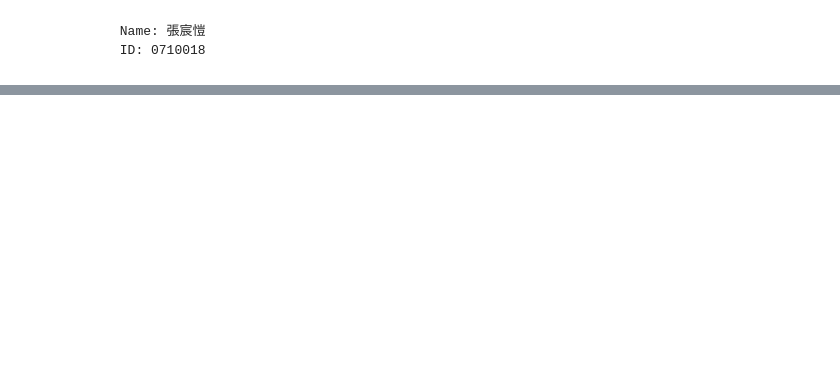
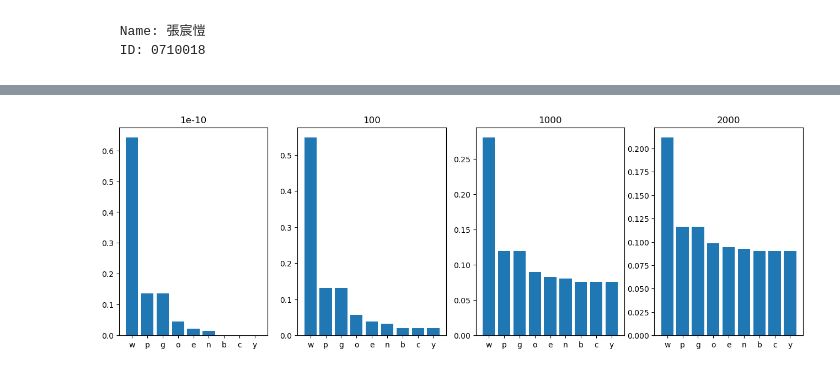
Before and after one commit to kie4280/Fall2021-MachineLearning, a Jupyter notebook: HW1/mushroom.ipynb, the cells around one changed output, grey strips where cells are left out. Cells and saved outputs as stored; diff of their text form; code cells hidden in the pictures; blank space fills up the shorter version.

Commit message:
1. draw graph for Question 1

```diff
--- a/HW1/mushroom.ipynb
+++ b/HW1/mushroom.ipynb
@@ -204,0 +182,28 @@ KeyboardInterrupt:
+# %%
+
+def laplace(alpha=1e-10):
+    edible_sel = visual_data[0] == 'e'
+    edible = visual_data[edible_sel]
+    edible_y = edible.shape[0]
+
+    es = edible[15].value_counts(sort=False).reindex(
+        ['w', 'p', 'n', 'b', 'c', 'y', 'g', 'e', 'o'], fill_value=0).sort_values(ascending=False)
+    tau = 9
+    # print(es.index)
+    vals = dict()
+    for i in es.index:
+        vals[i] = (es[i] + alpha) / (edible_y + tau * alpha)
+    # print(vals)
+    return vals
+
+
+if(generate_graph):
+
+    fig, axs = plt.subplots(1, 4, figsize=(16, 5), dpi=100)
+    ls = [1e-10, 100, 1000, 2000]
+    for i in range(4):
+        vals = laplace(ls[i])
+        axs[i].bar(vals.keys(), vals.values())
+        axs[i].set_title(ls[i])
+# %% [output]
+[figure, added]
```
Also changed, not shown: parts of 3 cells of this notebook.
